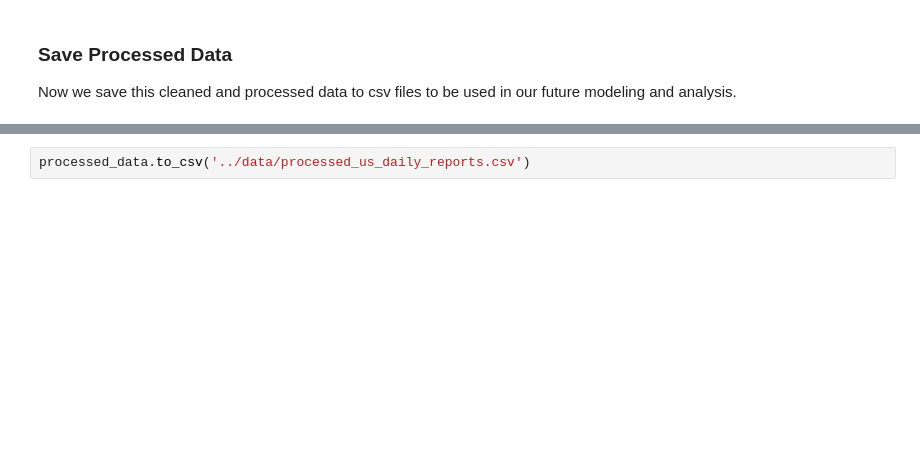
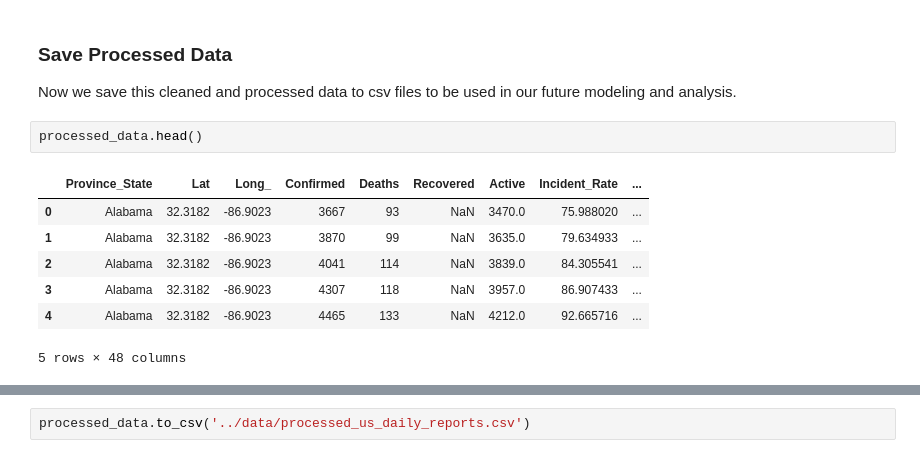
Before and after one commit to amichaelsen/COVID_project, a Jupyter notebook: analysis/covid_data_processing.ipynb, the cells around one changed output, grey strips where cells are left out. Cells and saved outputs as stored; diff of their text form; blank space fills up the shorter version.

```diff
--- a/analysis/covid_data_processing.ipynb
+++ b/analysis/covid_data_processing.ipynb
@@ -425,3 +471,13 @@ plot_states_over_time(processed_data, ['California','Oregon','Nevada','Arizona']
 ### Save Processed Data
 
 Now we save this cleaned and processed data to csv files to be used in our future modeling and analysis.
+# %%
+processed_data.head()
+# %% [output]
+|  | Province_State | Lat | Long_ | Confirmed | Deaths | Recovered | Active | Incident_Rate | ... |
+| 0 | Alabama | 32.3182 | -86.9023 | 3667 | 93 | NaN | 3470.0 | 75.988020 | ... |
+| 1 | Alabama | 32.3182 | -86.9023 | 3870 | 99 | NaN | 3635.0 | 79.634933 | ... |
+| 2 | Alabama | 32.3182 | -86.9023 | 4041 | 114 | NaN | 3839.0 | 84.305541 | ... |
+| 3 | Alabama | 32.3182 | -86.9023 | 4307 | 118 | NaN | 3957.0 | 86.907433 | ... |
+| 4 | Alabama | 32.3182 | -86.9023 | 4465 | 133 | NaN | 4212.0 | 92.665716 | ... |
+5 rows × 48 columns
```
Also changed, not shown: parts of 11 cells of this notebook, 1 other file.
